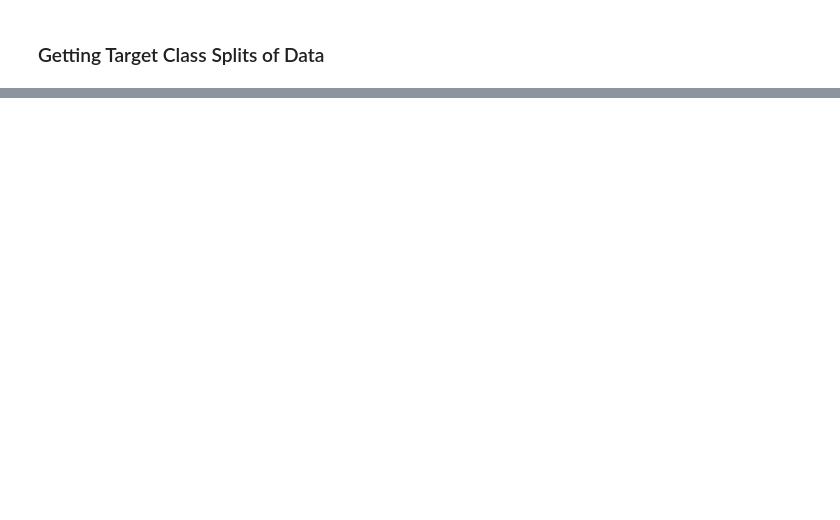
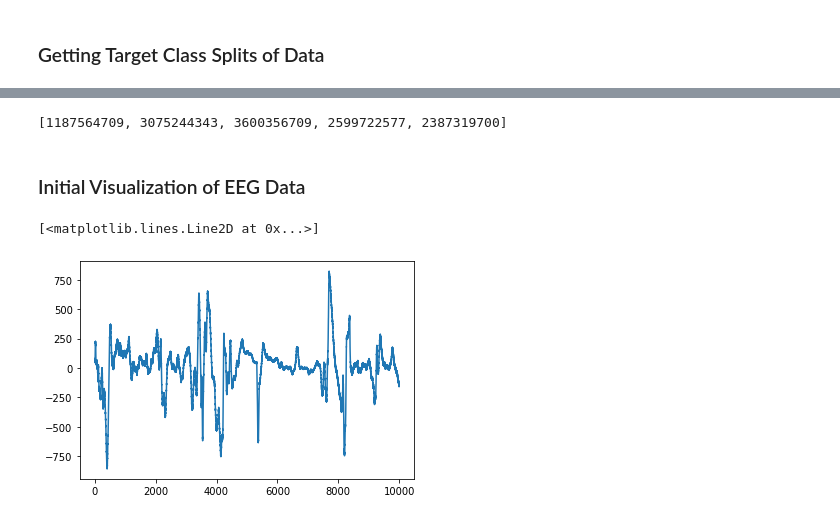
Before and after one commit to ClaytonWhitteberry/DATA4380, a Jupyter notebook: projects/Tabular/Data Cleaning Tabular Dataset.ipynb, the cells around one changed output, grey strips where cells are left out. Drawn from its saved outputs; the diff is of its cells as text; code cells hidden in the pictures; blank space fills up the shorter version.

```diff
--- a/projects/Tabular/Data Cleaning Tabular Dataset.ipynb
+++ b/projects/Tabular/Data Cleaning Tabular Dataset.ipynb
@@ -480,0 +404,6 @@ He talked about pulling some set of parquets from the csv data to visualize acro
+# %%
+other_eeg1 = pd.read_parquet('train_eegs/4102477680.parquet', engine = 'pyarrow')
+other_eeg2 = pd.read_parquet('train_eegs/3198721054.parquet', engine = 'pyarrow')
+other_eeg3 = pd.read_parquet('train_eegs/3186975354.parquet', engine = 'pyarrow')
+other_eeg4 = pd.read_parquet('train_eegs/3383182892.parquet', engine = 'pyarrow')
+other_eeg5 = pd.read_parquet('train_eegs/1667193431.parquet', engine = 'pyarrow')
@@ -480,0 +414,12 @@ He talked about pulling some set of parquets from the csv data to visualize acro
+# %%
+other_sub1 = other_eeg1.iloc[400:10400].reset_index()
+other_sub2 = other_eeg2.iloc[3600:13600].reset_index()
+other_sub3 = other_eeg3.reset_index()
+other_sub4 = other_eeg4.iloc[8800:18800].reset_index()
+other_sub5 = other_eeg5.iloc[1200:11200].reset_index()
+# %%
+other_sub1 = other_sub1.drop(columns = 'index')
+other_sub2 = other_sub2.drop(columns = 'index')
+other_sub3 = other_sub3.drop(columns = 'index')
+other_sub4 = other_sub4.drop(columns = 'index')
+other_sub5 = other_sub5.drop(columns = 'index')
@@ -480,0 +524,4 @@ He talked about pulling some set of parquets from the csv data to visualize acro
+# %%
+seizure_eeg_ids
+# %% [output]
+[1187564709, 3075244343, 3600356709, 2599722577, 2387319700]
@@ -480,0 +546,7 @@ He talked about pulling some set of parquets from the csv data to visualize acro
+# %% [markdown]
+### Initial Visualization of EEG Data
+# %%
+plt.plot(other_sub1['Fp1'])
+# %% [output]
+[<matplotlib.lines.Line2D at 0x...>]
+[figure, added]
```
Also changed, not shown: parts of 92 cells of this notebook, 1 other file.
